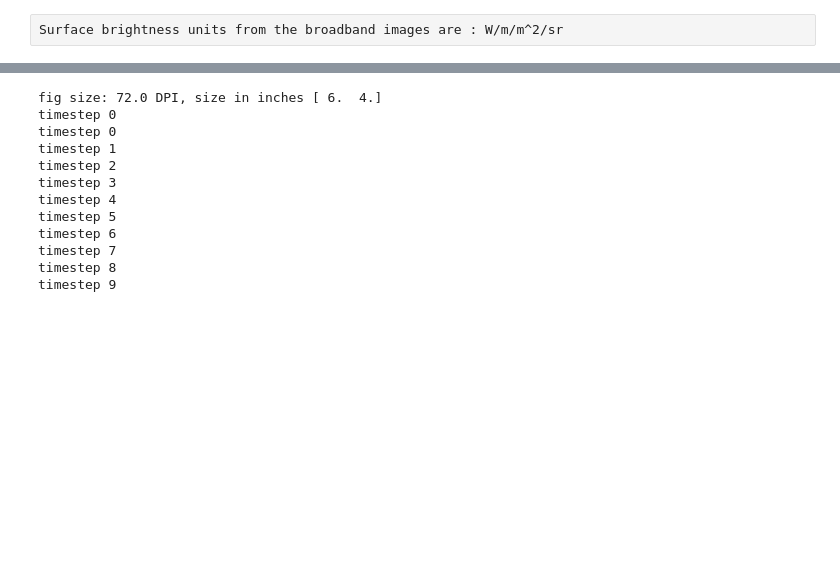
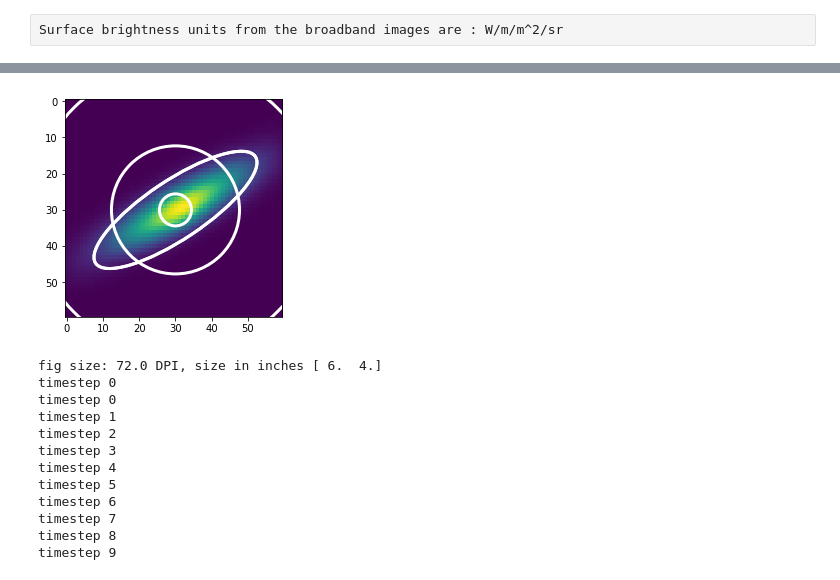
Before and after one commit to beckynevin/imaging_identification_mergers, a Jupyter notebook: Image_CAS_gini_M20.ipynb, the cells around one changed output, grey strips where cells are left out. Saved outputs shown, nothing was run; the diff lists cells and outputs as text; code cells hidden in the pictures; blank space fills up the shorter version.

```diff
--- a/Image_CAS_gini_M20.ipynb
+++ b/Image_CAS_gini_M20.ipynb
@@ -257,6 +301,20 @@ print(k[0])
 # %%
 from matplotlib.animation import FuncAnimation
 FFwriter = matplotlib.animation.FFMpegWriter(fps=0.5, extra_args=['-vcodec', 'libx264'])
+
+
+fig, ax = plt.subplots()
+
+ax.imshow(np.flipud(ii[1]))
+ii[3].plot(lw=3, color='white')
+gg[2].plot(lw=3, color='white')
+k[1].plot(lw=3, color='white')
+k[2].plot(lw=3, color='white')
+
+
+
+plt.show()
+
 
 plt.clf()
 fig, ax = plt.subplots()
@@ -265,24 +323,42 @@ fig.set_tight_layout(True)
 #cax = div.append_axes('right', '5%', '5%')
 
 pics=[a[1][2],low_pass,low_pass,d[0],e[0], np.flipud(e[1]), np.flipud(prep[0]), gal_out, ii[1],
-      mask_result, mask_result,gg[1]]
-lim=[[0,300],[0,300],[0,300],[0,60],[0,60],[0,60],[0,60],[0,60],[0,60],[0,60],[0,60],[0,60],[0,60]]
+      mask_result, mask_result,gg[1], np.flipud(prep[0]), l[1]]
+lim=[[0,300],[0,300],[0,300],[0,60],[0,60],[0,60],[0,60],[0,60],[0,60],[0,60],[0,60],[0,60],[0,60],[0,60],[0,60]]
 title=['Snapshot','Low Pass Filter','Identify the Center',
        r'Clipped to SDSS size (50$^{\prime\prime}$ x 50$^{\prime\prime}$)',
        'Convert from Surface Brightness to Nanomaggies', 'Introduce a Sky Background',
        'Convolve with Seeing', 'Model with Galfit','Measure Petrosian Radius',
        'Apply Segmentation Map to Identify Galaxy Pixels', r'Calculate G and M$_{20}$',
-        'Calculate Asymmetry']
-words=['','','','','','','','','','',r'G = '+str(round(j[0],1))+r', M$_{20}$ = '+str(round(j[1],1)),r'A = '+str(round(gg[0],1))]
+        'Calculate Asymmetry', 'Calculate Concentration', 'Calculate Clumpiness']
+words=['','','','','','','','','','',r'G = '+str(round(j[0],1))+r', M$_{20}$ = '+str(round(j[1],1)),r'A = '+str(round(gg[0],1)),
+      r'C = '+str(round(k[0],1)), r'S = '+str(round(l[0],1))]
 
-print(len(pics), len(lim), len(title))
+
+
+
+#stop
 
 im = ax.imshow(pics[0])
 cb = fig.colorbar(im, ax=ax)
 tx = ax.set_title('Frame 0')
 
-def update(i):
-    plt.draw()
+#
+ann_list = []
+line_list = []
+
+def update(j):
+    for i, a in enumerate(ann_list):
+        a.remove()
+    '''if len(line_list) !=0:
+        print(line_list)
+        for i, a in enumerate(line_list):
+            '''
+    #line_list.remove()
+
+
+    ann_list[:] = []
+    line_list[:] = []
     #circle = Circle([2 * cos(i * np.pi / 5.), 2 * sin(i * np.pi / 5.)],
     #    radius=0.25, color='green', fill=True)
     #ax.add_patch(circle)
@@ -295,7 +371,7 @@ def update(i):
     #cbar=plt.colorbar(im)
     #artists.append([im])
 
-    arr = pics[i]
+    arr = pics[j]
 
 
     vmax     = np.max(arr)
@@ -303,21 +379,37 @@ def update(i):
     im.set_data(arr)
     im.set_clim(vmin, vmax)
     im.set_cmap('jet')
-    '''if i==2:
-        ax.scatter(in_y,300-in_x, color='red', s=10)
-    if i==8:
-        ii[3].plot(color='white', lw=1.5, alpha=0.5)'''
-    ax.set_title('Step {0}: '.format(i+1)+title[i])
+    if j==2:
+        lines=ax.scatter(in_y,300-in_x, color='white', s=10)
+        line_list.append(lines)
+    '''if j==8:'''
+    if j==8:
+        lines=ii[3].plot(lw=3, color='white')
+        line_list.append(lines)
+    if j==11:
+        lines=gg[2].plot(lw=3, color='white')
+        line_list.append(lines)
+    if j==12:
+        lines=k[1].plot(lw=3, color='white')
+        line_list.append(lines)
+        lines=k[2].plot(lw=3, color='white')
+        line_list.append(lines)
 
-    ax.annotate(str(words[i]), xy=(0.05,0.9), xycoords='axes fraction')
 
-    '''label = 'timestep {0}'.format(i)
-    print(label)
-    # Update the line and the axes (with a new xlabel). Return a tuple of
-    # "artists" that have to be redrawn for this frame.
-    line.set_ydata(x - 5 + i)
-    ax.set_xlabel(label)'''
-    return ax,  im#, cbar
+    ax.set_title('Step {0}: '.format(j+1)+title[j])
+    if j ==11 or j==12 or j==13:
+        ann =ax.annotate(str(words[j]), xy=(0.05,0.9), xycoords='axes fraction', color='white')
+    else:
+        ann =ax.annotate(str(words[j]), xy=(0.05,0.9), xycoords='axes fraction')
+
+    ann_list.append(ann)
+
+
+
+
+    return annotation, ax,  im#, cbar
+
+
 
 if __name__ == '__main__':
     # FuncAnimation will call the 'update' function for each frame; here
@@ -326,7 +418,7 @@ if __name__ == '__main__':
 
     #anim.save('animation/test.gif', dpi=80, writer='imagemagick')
 
-    anim.save('animation/view0.mp4', writer=FFwriter,dpi=180)
+    anim.save('animation/view2.mp4', writer=FFwriter,dpi=180)
 
 #anim = animation.ArtistAnimation(fig, artists, interval=500, repeat_delay=1500)
 #anim.save('animation/dynamic_images.mp4', writer=FFwriter)
@@ -335,3 +426,4 @@ if __name__ == '__main__':
+[figure, added]
 # %%
 import numpy as np
 import matplotlib.pyplot as plt
```
Also changed, not shown: parts of 17 cells of this notebook.
